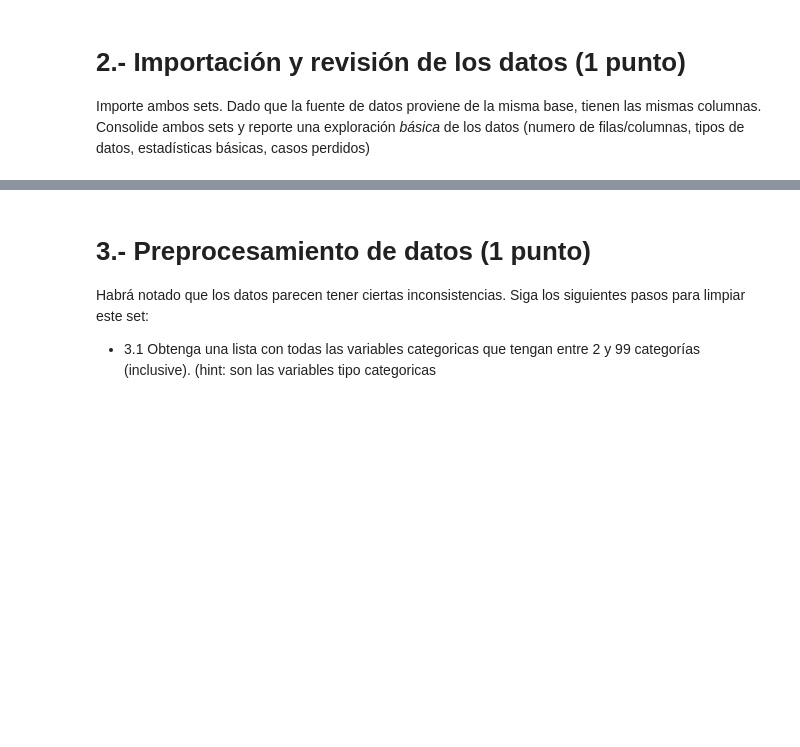
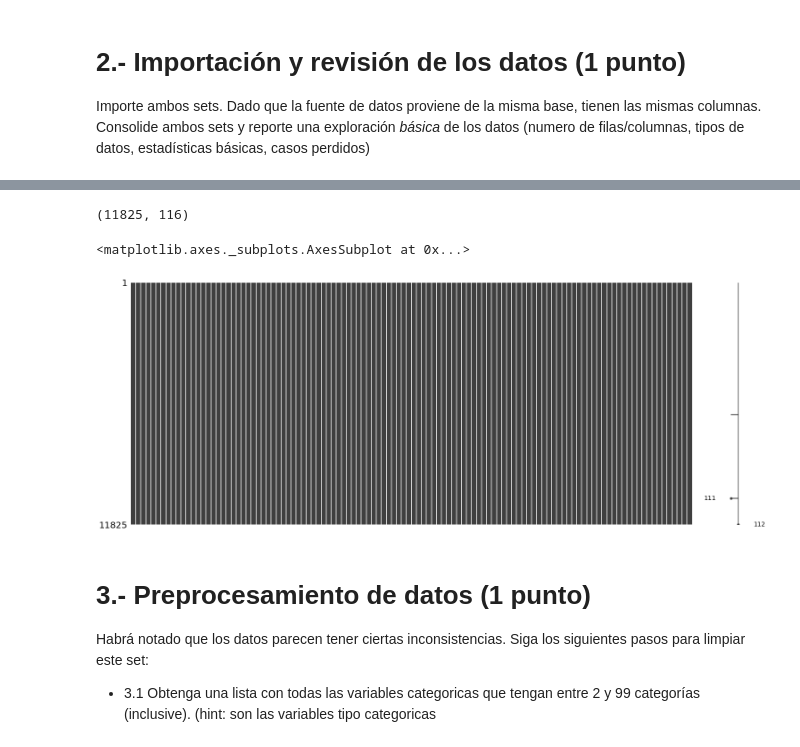
Before and after one commit to ggmarioe/trabajo-modelos-supervisados, a Jupyter notebook: Prueba Supervisada.ipynb, the cells around one changed output, grey strips where cells are left out. Saved outputs shown, nothing was run; the diff lists cells and outputs as text; code cells hidden in the pictures; blank space fills up the shorter version.

```diff
--- a/Prueba Supervisada.ipynb
+++ b/Prueba Supervisada.ipynb
@@ -40,3 +57,12 @@ df_consolidado
+# %%
+df_consolidado.shape
+# %% [output]
+(11825, 116)
+# %%
+msno.matrix(df_consolidado)
+# %% [output]
+<matplotlib.axes._subplots.AxesSubplot at 0x...>
+[figure, added]
 # %% [markdown]
 # 3.- Preprocesamiento de datos (1 punto)
 Habrá notado que los datos parecen tener ciertas inconsistencias. Siga los siguientes pasos para limpiar este set:
```
Also changed, not shown: parts of 20 cells of this notebook.
